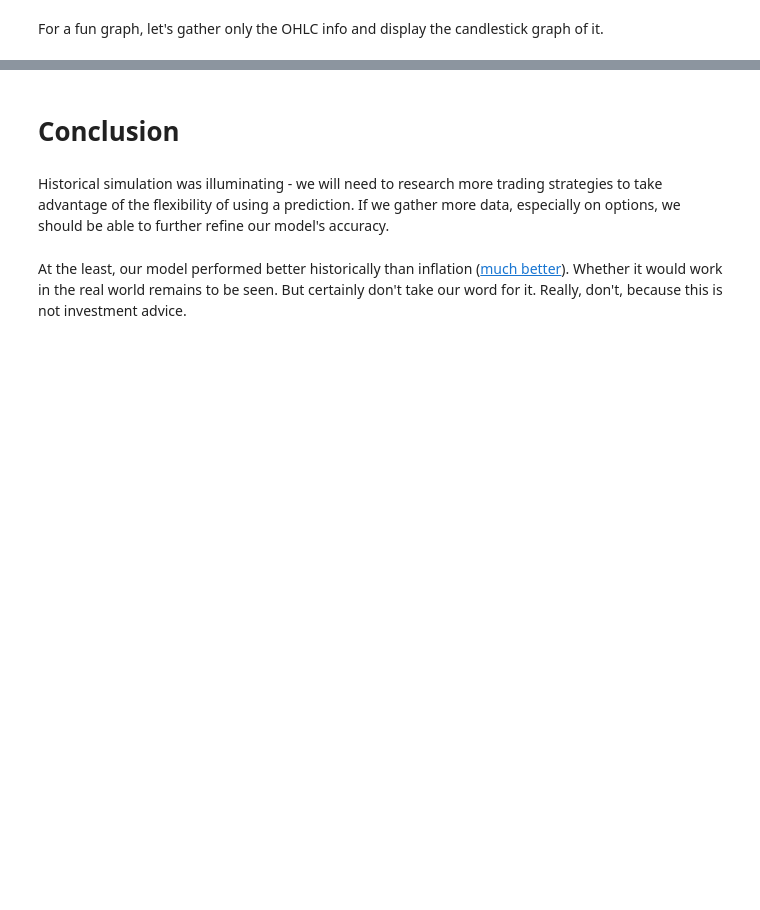
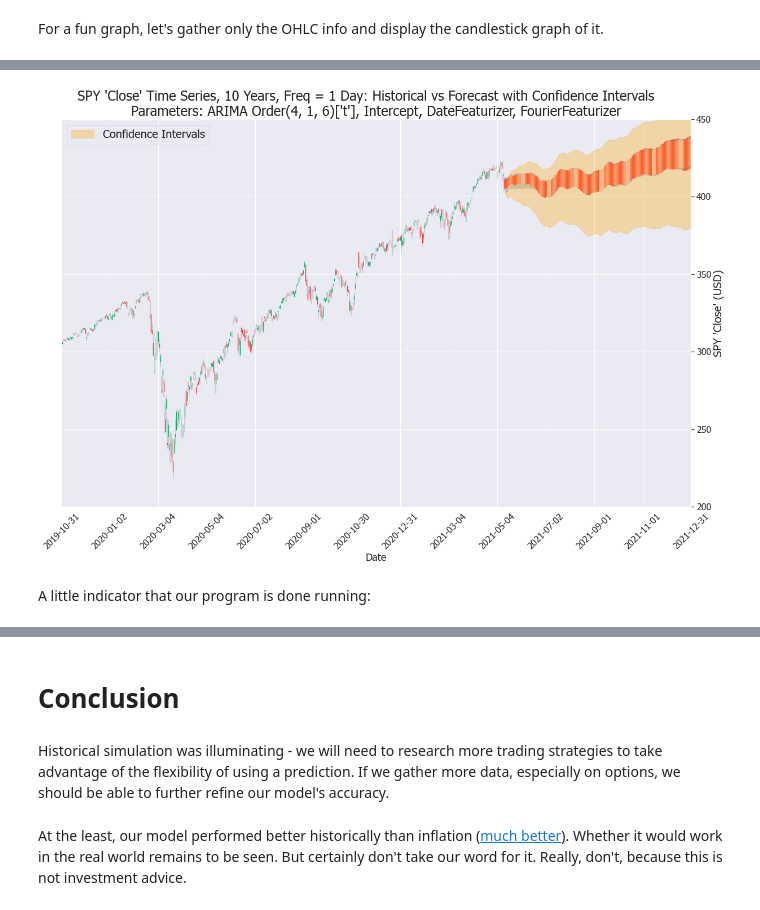
Before and after one commit to eggrollofchaos/i_spy_etf_price_predictions, a Jupyter notebook: spy_final_notebook.ipynb, the cells around one changed output, grey strips where cells are left out. Cells and saved outputs as stored; diff of their text form; code cells hidden in the pictures; blank space fills up the shorter version.

```diff
--- a/spy_final_notebook.ipynb
+++ b/spy_final_notebook.ipynb
@@ -754,20 +732,16 @@ len(pam_close.df_with_fc[-252-52:].index.date)
 # %% [markdown]
 For a fun graph, let's gather only the OHLC info and display the candlestick graph of it.
 # %%
-open_hat_df, open_hat, new_dates_df, open_conf_ints = pam_open.run_prediction(pam_close_best, 52,
+open_hat_df, open_hat, new_dates_df, open_conf_ints = pam_open.run_prediction(pam_close_best, days_fc,
                             exog_fc_df=exog_fc_df, exog_hist_df=exog_hist_df, en_ex='endo', ohlc_df=spy_df_10Y,
                             verbose=0, visualize=False)
 
-high_hat_df, high_hat, new_dates_df, high_conf_ints = pam_high.run_prediction(pam_close_best, 52,
+high_hat_df, high_hat, new_dates_df, high_conf_ints = pam_high.run_prediction(pam_close_best, days_fc,
                             exog_fc_df=exog_fc_df, exog_hist_df=exog_hist_df, en_ex='endo', ohlc_df=spy_df_10Y,
                             verbose=0, visualize=False)
 
-low_hat_df, low_hat, new_dates_df, low_conf_ints = pam_low.run_prediction(pam_close_best, 52,
+low_hat_df, low_hat, new_dates_df, low_conf_ints = pam_low.run_prediction(pam_close_best, days_fc,
                             exog_fc_df=exog_fc_df, exog_hist_df=exog_hist_df, en_ex='endo', ohlc_df=spy_df_10Y,
                             verbose=0, visualize=False)
 
 ohlc_fc_df = open_hat_df.join(high_hat_df).join(low_hat_df).join(close_hat_df)
-# %%
-close_hat_df, close_hat, new_dates_df, close_conf_ints = pam_close.run_prediction(pam_close_best, 52, fin=True, all_ohlc=True,
-                            exog_fc_df=exog_fc_df, exog_hist_df=exog_hist_df, en_ex='endo', ohlc_df=spy_df_10Y, ohlc_fc_df=ohlc_fc_df,
-                            func='adhoc', verbose=1, visualize=True)
@@ -778,0 +748,6 @@ Successfully forecasted 52 days forward.
+# %%
+pam_close.plot_forecast_conf(ohlc_df=spy_df_10Y, y_hat_df=close_hat_df, lookback=lookback, all_ohlc=True, ohlc_fc_df=ohlc_fc_df, func='adhoc', fin=True)
+# %% [output]
+[figure, added]
+# %% [markdown]
+A little indicator that our program is done running:
```
Also changed, not shown: parts of 24 cells of this notebook, 5 other files.
